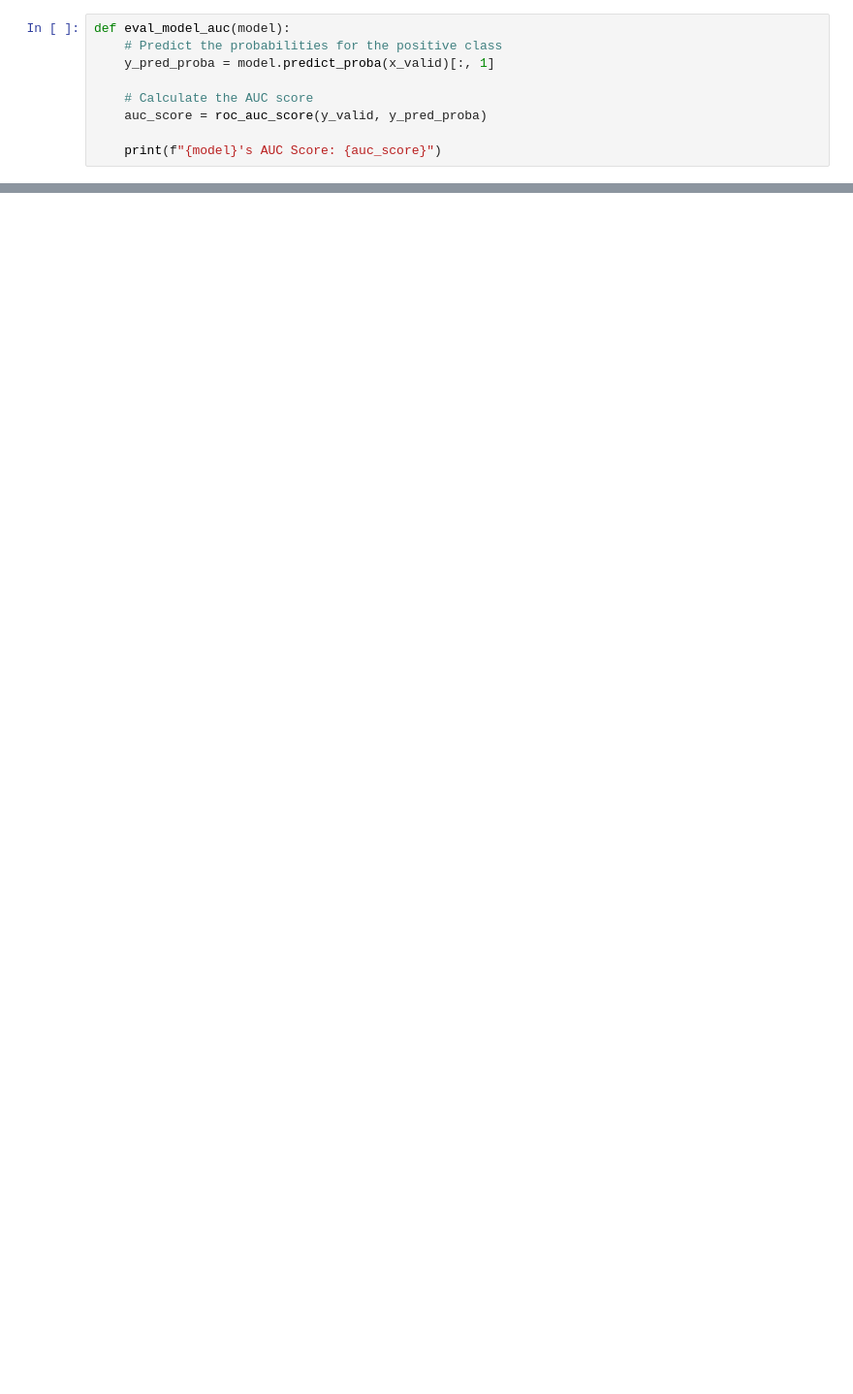
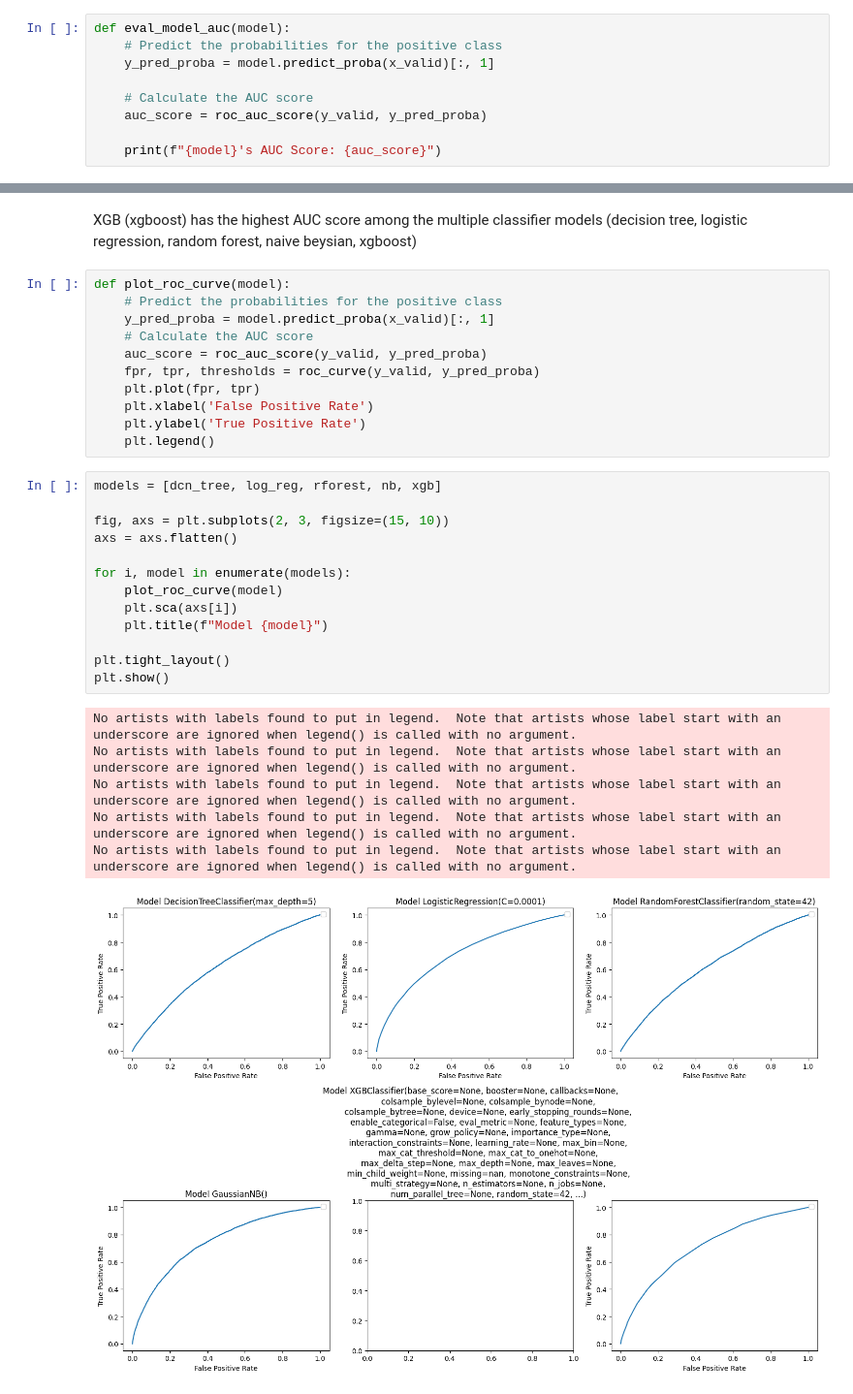
Before and after one commit to dongchanlim/MSBA, a Jupyter notebook: CapstoneProject/notebooks/Models/modeling.ipynb, the cells around one changed output, grey strips where cells are left out. Shown at 97% size. Saved outputs shown, nothing was run; the diff lists cells and outputs as text; blank space fills up the shorter version.

```diff
--- a/CapstoneProject/notebooks/Models/modeling.ipynb
+++ b/CapstoneProject/notebooks/Models/modeling.ipynb
@@ -372,3 +387,36 @@ XGBClassifier(base_score=None, booster=None, callbacks=None,
               min_child_weight=None, missing=nan, monotone_constraints=None,
               multi_strategy=None, n_estimators=None, n_jobs=None,
               num_parallel_tree=None, random_state=42, ...)'s AUC Score: 0.7428044923347167
+# %% [markdown]
+XGB (xgboost) has the highest AUC score among the multiple classifier models (decision tree, logistic regression, random forest, naive beysian, xgboost)
+# %%
+def plot_roc_curve(model):
+    # Predict the probabilities for the positive class
+    y_pred_proba = model.predict_proba(x_valid)[:, 1]
+    # Calculate the AUC score
+    auc_score = roc_auc_score(y_valid, y_pred_proba)
+    fpr, tpr, thresholds = roc_curve(y_valid, y_pred_proba)
+    plt.plot(fpr, tpr)
+    plt.xlabel('False Positive Rate')
+    plt.ylabel('True Positive Rate')
+    plt.legend()
+# %%
+models = [dcn_tree, log_reg, rforest, nb, xgb]
+
+fig, axs = plt.subplots(2, 3, figsize=(15, 10))
+axs = axs.flatten()
+
+for i, model in enumerate(models):
+    plot_roc_curve(model)
+    plt.sca(axs[i])
+    plt.title(f"Model {model}")
+
+plt.tight_layout()
+plt.show()
+# %% [output]
+No artists with labels found to put in legend.  Note that artists whose label start with an underscore are ignored when legend() is called with no argument.
+No artists with labels found to put in legend.  Note that artists whose label start with an underscore are ignored when legend() is called with no argument.
+No artists with labels found to put in legend.  Note that artists whose label start with an underscore are ignored when legend() is called with no argument.
+No artists with labels found to put in legend.  Note that artists whose label start with an underscore are ignored when legend() is called with no argument.
+No artists with labels found to put in legend.  Note that artists whose label start with an underscore are ignored when legend() is called with no argument.
+[figure, added]
```
Also changed, not shown: parts of 17 cells of this notebook.
